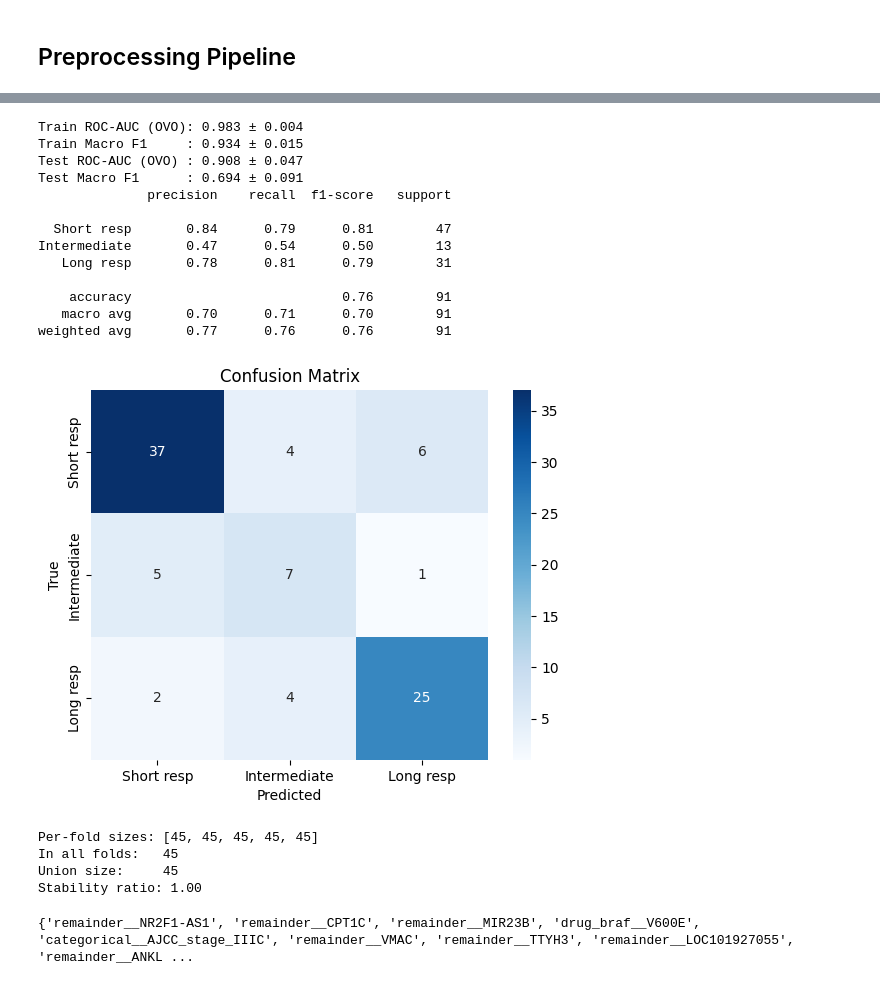
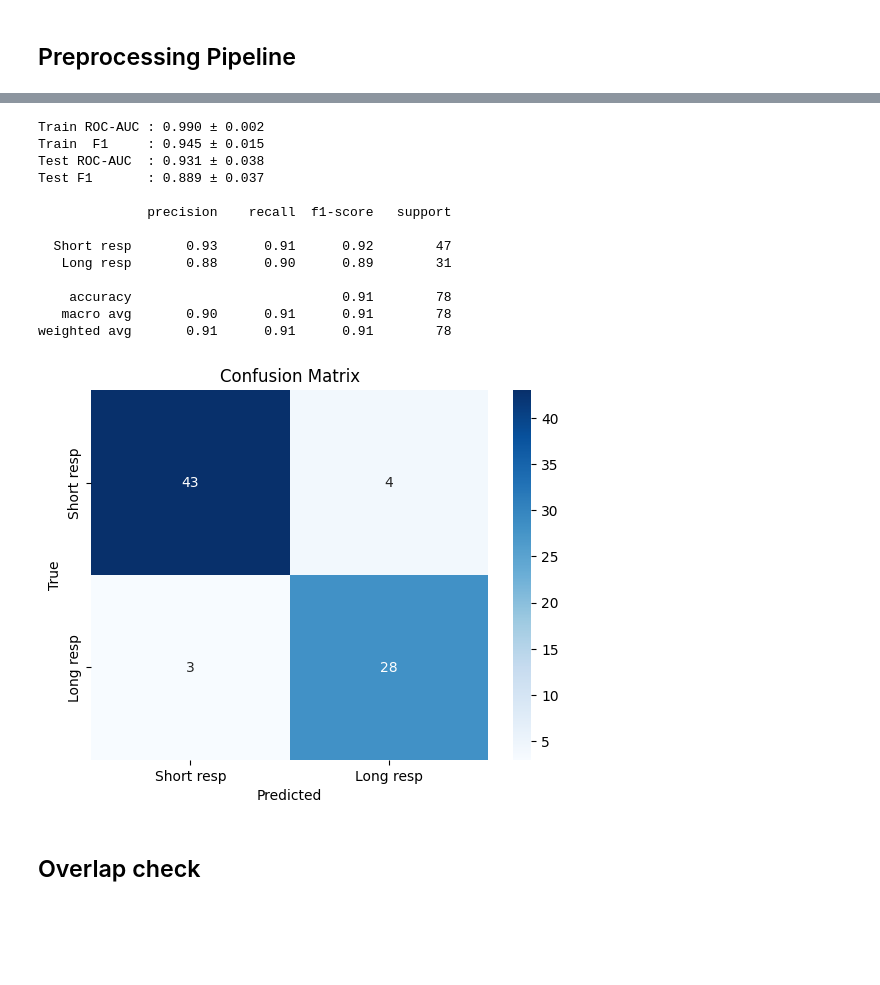
Before and after one commit to dinhhb/modeling_gene_expression, a Jupyter notebook: pipeline/4_leakage.ipynb, the cells around one changed output, grey strips where cells are left out. Saved outputs shown, nothing was run; the diff lists cells and outputs as text; code cells hidden in the pictures; blank space fills up the shorter version.

```diff
--- a/pipeline/4_leakage.ipynb
+++ b/pipeline/4_leakage.ipynb
@@ -32,9 +32,15 @@ shap.initjs()
 [interactive output not drawn]
 # %% [markdown]
 ## Load data
+# %%
+BINARY_PFS = True
+RNA_SEQ_ONLY = True
+
+pfs_dir = "binary" if BINARY_PFS else "three-classes"
+rna_suffix = "_rna" if RNA_SEQ_ONLY else ""
 # %%
 # Load gex_mat_corrected
-gex_mat = pd.read_csv(f"../dataset/created/gex_mat_corrected.csv").set_index('sample_id').T
+gex_mat = pd.read_csv(f"../dataset/created/{pfs_dir}/gex_mat_corrected{rna_suffix}.csv").set_index('sample_id').T
 gex_mat['sample_id'] = gex_mat.index
 
 print(gex_mat.shape)
@@ -50,7 +56,7 @@ gex_mat.head()
 5 rows × 23387 columns
 # %%
 # Load clinical_gex
-clinical_gex = pd.read_csv(f"../dataset/created/clinical_gex.csv", low_memory=False)
+clinical_gex = pd.read_csv(f"../dataset/created/{pfs_dir}/clinical_gex{rna_suffix}.csv", low_memory=False)
 
 print(clinical_gex.shape)
 clinical_gex.head()
@@ -116,7 +122,12 @@ y = clinical_gex_filtered['pfs_label']
 
 pre_selection_pipe = Pipeline([
     ('threshold', VarianceThreshold(threshold=0.1)),
-    ('seleckbest', SelectKBest(f_classif, k=30)),
+    ('seleckbest', SelectKBest(f_classif, k=20)),
+    # ('rfe', RFE(
+    #     estimator=RandomForestClassifier(random_state=42),
+    #     step=1,
+    #     n_features_to_select=15
+    # ))
 ])
 
 gex_cols_selected = clinical_gex_filtered[GEX_COLS_FILTERED]
@@ -315,13 +254,12 @@ print(f"Best CV F1 (or macro F1 if 3 classes): {study.best_value:.3f}")
 # %%
-full_pipe.set_params(**study.best_params)
-
 if BINARY_PFS == True:
     results = cross_validate(
         full_pipe, x, y,
         cv=skf,
         scoring=['roc_auc', 'f1'],
         return_train_score=True,
-        n_jobs=-1
+        n_jobs=-1,
+        return_estimator=True
     )
 
     print(f"Train ROC-AUC : {results['train_roc_auc'].mean():.3f} ± {results['train_roc_auc'].std():.3f}")
@@ -336,72 +274,50 @@ else:
         cv=skf,
         scoring=['roc_auc_ovo', 'f1_macro'],
         return_train_score=True,
-        n_jobs=-1
+        n_jobs=-1,
+        return_estimator=True
     )
 
     print(f"Train ROC-AUC (OVO): {results['train_roc_auc_ovo'].mean():.3f} ± {results['train_roc_auc_ovo'].std():.3f}")
     print(f"Train Macro F1     : {results['train_f1_macro'].mean():.3f} ± {results['train_f1_macro'].std():.3f}")
     print(f"Test ROC-AUC (OVO) : {results['test_roc_auc_ovo'].mean():.3f} ± {results['test_roc_auc_ovo'].std():.3f}")
-    print(f"Test Macro F1      : {results['test_f1_macro'].mean():.3f} ± {results['test_f1_macro'].std():.3f}")
+    print(f"Test Macro F1      : {results['test_f1_macro'].mean():.3f} ± {results['test_f1_macro'].std():.3f}\n")
 
     target_names = ['Short resp', 'Intermediate', 'Long resp']
 
 y_pred = cross_val_predict(
     full_pipe, x, y,
     cv=skf,
     n_jobs=-1
 )
 
 print(classification_report(
     y, y_pred,
     target_names=target_names
 ))
 
 cm = confusion_matrix(y, y_pred)
 sns.heatmap(cm, annot=True, fmt='d',
             xticklabels=target_names,
             yticklabels=target_names,
             cmap='Blues')
 plt.ylabel('True'); plt.xlabel('Predicted')
 plt.title('Confusion Matrix')
 plt.show()
 # %% [output]
-Train ROC-AUC (OVO): 0.983 ± 0.004
-Train Macro F1     : 0.934 ± 0.015
-Test ROC-AUC (OVO) : 0.908 ± 0.047
-Test Macro F1      : 0.694 ± 0.091
+Train ROC-AUC : 0.990 ± 0.002
+Train  F1     : 0.945 ± 0.015
+Test ROC-AUC  : 0.931 ± 0.038
+Test F1       : 0.889 ± 0.037
+
               precision    recall  f1-score   support
 
-  Short resp       0.84      0.79      0.81        47
-Intermediate       0.47      0.54      0.50        13
-   Long resp       0.78      0.81      0.79        31
+  Short resp       0.93      0.91      0.92        47
+   Long resp       0.88      0.90      0.89        31
 
-    accuracy                           0.76        91
-   macro avg       0.70      0.71      0.70        91
-weighted avg       0.77      0.76      0.76        91
+    accuracy                           0.91        78
+   macro avg       0.90      0.91      0.91        78
+weighted avg       0.91      0.91      0.91        78
-[figure, old version]
+[figure, new version]
-# %%
-selected_per_fold = []
-for tr, _ in skf.split(x, y):
-    full_pipe.fit(x.iloc[tr], y.iloc[tr])
-    names = full_pipe['preprocess'].get_feature_names_out()
-    coefs = full_pipe['clf'].coef_[0]
-    mask = coefs != 0
-    selected_per_fold.append(set(names[mask]))
-
-common = set.intersection(*selected_per_fold)
-union = set.union(*selected_per_fold)
-sizes = [len(s) for s in selected_per_fold]
-print(f"Per-fold sizes: {sizes}")
-print(f"In all folds:   {len(common)}")
-print(f"Union size:     {len(union)}")
-print(f"Stability ratio: {len(common) / max(1, min(sizes)):.2f}")
-# %% [output]
-Per-fold sizes: [45, 45, 45, 45, 45]
-In all folds:   45
-Union size:     45
-Stability ratio: 1.00
-# %%
-print(common)
-# %% [output]
-{'remainder__NR2F1-AS1', 'remainder__CPT1C', 'remainder__MIR23B', 'drug_braf__V600E', 'categorical__AJCC_stage_IIIC', 'remainder__VMAC', 'remainder__TTYH3', 'remainder__LOC101927055', 'remainder__ANKL ...
+# %% [markdown]
+## Overlap check
```
Also changed, not shown: parts of 16 cells of this notebook, 13 other files.
